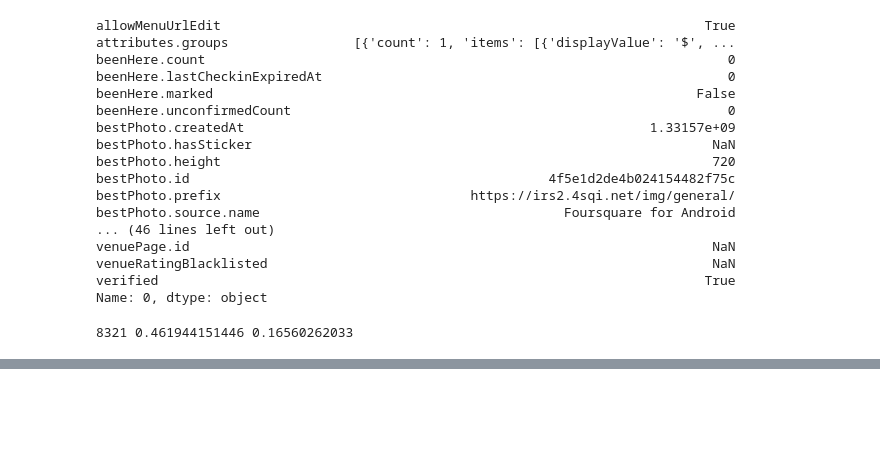
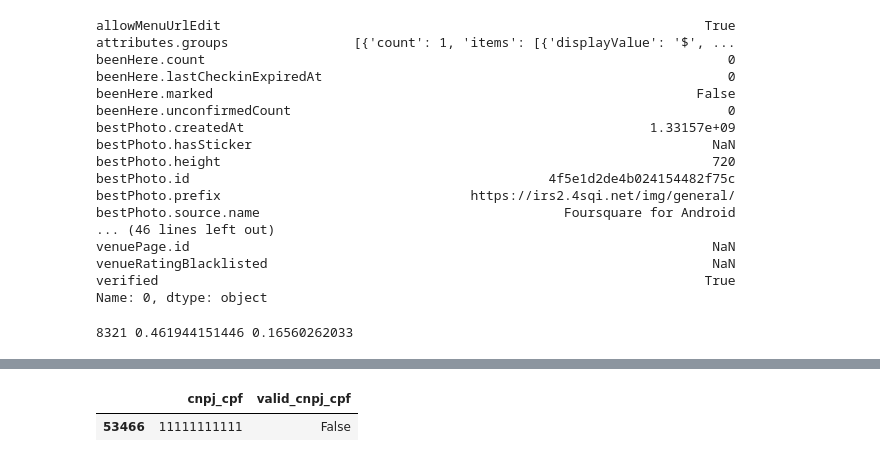
Before and after one commit to danielfl/serenata-de-amor, a Jupyter notebook: develop/2016-12-01-irio-anomalies-in-meal-prices.ipynb, the cells around one changed output, grey strips where cells are left out. Cells and saved outputs as stored; diff of their text form; code cells hidden in the pictures; blank space fills up the shorter version.

```diff
--- a/develop/2016-12-01-irio-anomalies-in-meal-prices.ipynb
+++ b/develop/2016-12-01-irio-anomalies-in-meal-prices.ipynb
@@ -475,0 +523,22 @@ print(foursquare['price.tier'].notnull().sum(),
+# %%
+dataset['cnpj_cpf'] = dataset['cnpj_cpf'].astype(np.str).replace('nan', None)
+# %%
+cnpj_cpf_list = dataset[['cnpj_cpf']].drop_duplicates()
+cnpj_cpf_list['cnpj_cpf'] = cnpj_cpf_list['cnpj_cpf'].astype(np.str) \
+    .replace('nan', None)
+# %%
+from math import isnan
+from pycpfcnpj import cpfcnpj
+
+def validate_cnpj_cpf(cnpj_or_cpf):
+    (cnpj_or_cpf == None) | cpfcnpj.validate(cnpj_or_cpf)
+
+
+
+cnpj_cpf_list['valid_cnpj_cpf'] = \
+    np.vectorize(cpfcnpj.validate)(cnpj_cpf_list['cnpj_cpf'])
+# %%
+cnpj_cpf_list[~cnpj_cpf_list['valid_cnpj_cpf']]
+# %% [output]
+|  | cnpj_cpf | valid_cnpj_cpf |
+| 53466 | 11111111111 | False |
```
Also changed, not shown: parts of 5 cells of this notebook, 2 other files.
